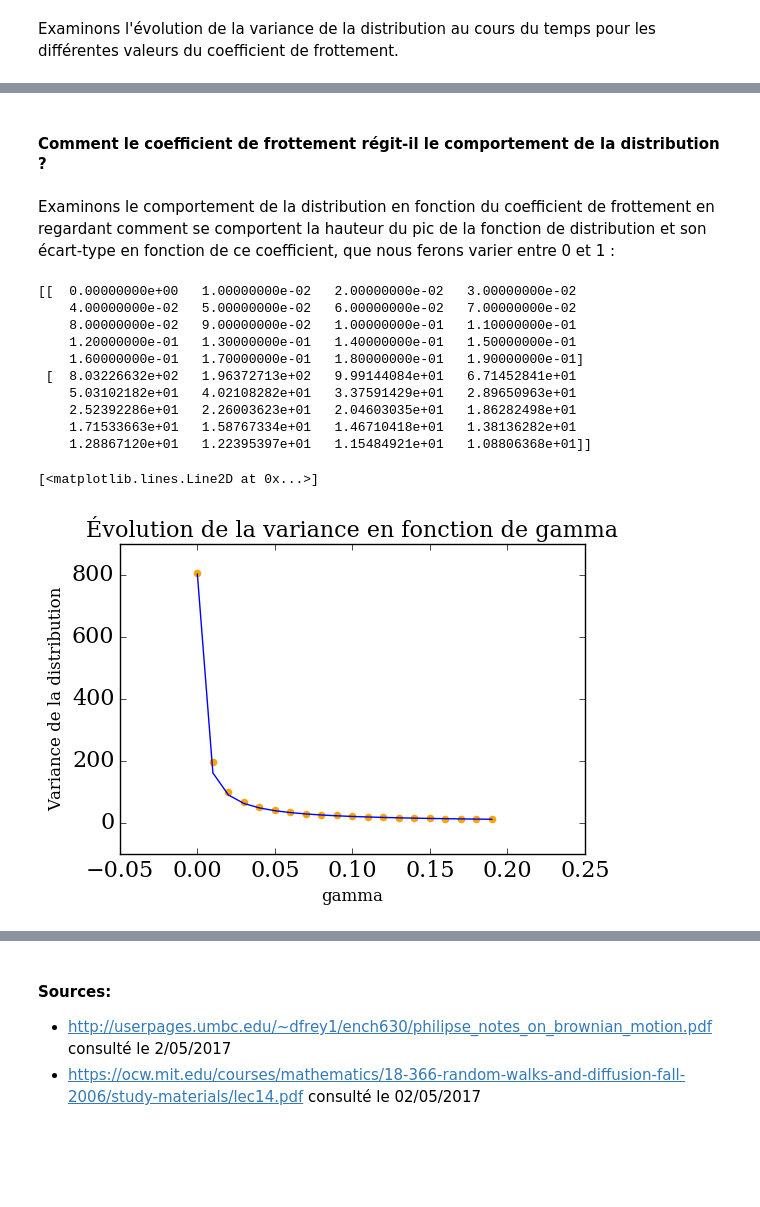
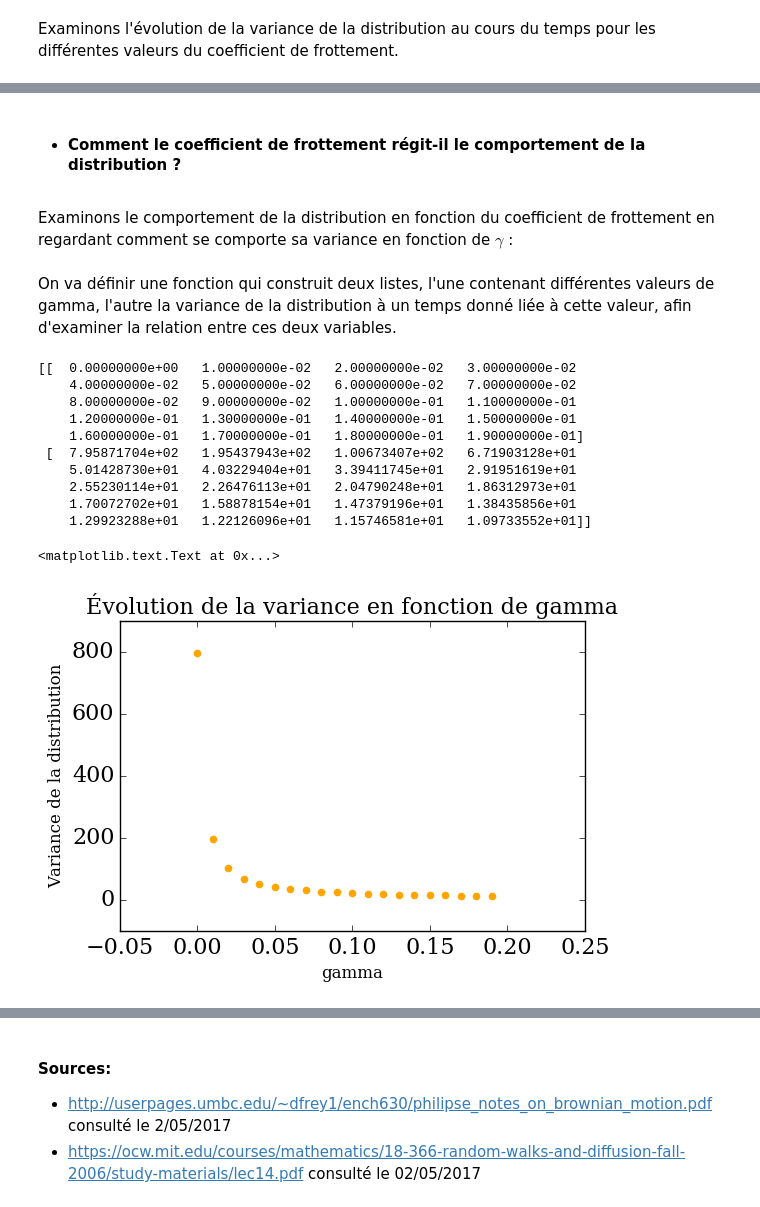
Before and after one commit to be-rays/Module6_MonteCarlo, a Jupyter notebook: Monte-Carlo.ipynb, the cells around one changed output, grey strips where cells are left out. Saved outputs shown, nothing was run; the diff lists cells and outputs as text; code cells hidden in the pictures; blank space fills up the shorter version.

Commit message:
Commentaires et modifications (06/05)

```diff
--- a/Monte-Carlo.ipynb
+++ b/Monte-Carlo.ipynb
@@ -254,7 +258,5 @@ where $c$ is a constant and analyse the behaviour of the random walk. Can you gu
 # %%
-# Generate a set of initial positions based on the Gaussian distribution
 npart=100000
 
-# We set mu=0
-sigma = 1.0
+sigma = 1.
 x0 = numpy.random.normal(loc=0,scale=sigma,size=npart)
@@ -511,7 +535,9 @@ Pour toutes les valeurs de $\gamma$, la variance possède une asymptote horizont
 # %% [markdown]
-#### Comment le coefficient de frottement régit-il le comportement de la distribution ?
+- #### Comment le coefficient de frottement régit-il le comportement de la distribution ?
 # %% [markdown]
-Examinons le comportement de la distribution en fonction du coefficient de frottement en regardant comment se comportent la hauteur du pic de la fonction de distribution et son écart-type en fonction de ce coefficient, que nous ferons varier entre 0 et 1 :
+Examinons le comportement de la distribution en fonction du coefficient de frottement en regardant comment se comporte sa variance en fonction de  $\gamma $  :
+# %% [markdown]
+On va définir une fonction qui construit deux listes, l'une contenant différentes valeurs de gamma, l'autre la variance de la distribution à un temps donné liée à cette valeur, afin d'examiner la relation entre ces deux variables.
 # %%
 def var_steady_state(T):
     nt=500
@@ -544,20 +570,19 @@ variance=var_steady_state(200)
     8.00000000e-02   9.00000000e-02   1.00000000e-01   1.10000000e-01
     1.20000000e-01   1.30000000e-01   1.40000000e-01   1.50000000e-01
     1.60000000e-01   1.70000000e-01   1.80000000e-01   1.90000000e-01]
- [  8.03226632e+02   1.96372713e+02   9.99144084e+01   6.71452841e+01
-    5.03102182e+01   4.02108282e+01   3.37591429e+01   2.89650963e+01
-    2.52392286e+01   2.26003623e+01   2.04603035e+01   1.86282498e+01
-    1.71533663e+01   1.58767334e+01   1.46710418e+01   1.38136282e+01
-    1.28867120e+01   1.22395397e+01   1.15484921e+01   1.08806368e+01]]
+ [  7.95871704e+02   1.95437943e+02   1.00673407e+02   6.71903128e+01
+    5.01428730e+01   4.03229404e+01   3.39411745e+01   2.91951619e+01
+    2.55230114e+01   2.26476113e+01   2.04790248e+01   1.86312973e+01
+    1.70072702e+01   1.58878154e+01   1.47379196e+01   1.38435856e+01
+    1.29923288e+01   1.22126096e+01   1.15746581e+01   1.09733552e+01]]
 # %%
 pyplot.title('Évolution de la variance en fonction de gamma', fontsize=16)
 pyplot.scatter(variance[0],variance[1],color='orange')
 pyplot.xlabel('gamma',fontsize=12)
 pyplot.ylabel('Variance de la distribution',fontsize=12)
-pyplot.plot(variance[0],2*801/(2+variance[0]*801))
 # %% [output]
-[<matplotlib.lines.Line2D at 0x...>]
+<matplotlib.text.Text at 0x...>
-[figure, old version]
+[figure, new version]
 # %% [markdown]
 #### Equation du mouvement et solution analytique:
 $$dx= - \gamma x dt + \sqrt{2\alpha dt} \mathcal{N}(0,1)$$
```
Also changed, not shown: parts of 63 cells of this notebook.
